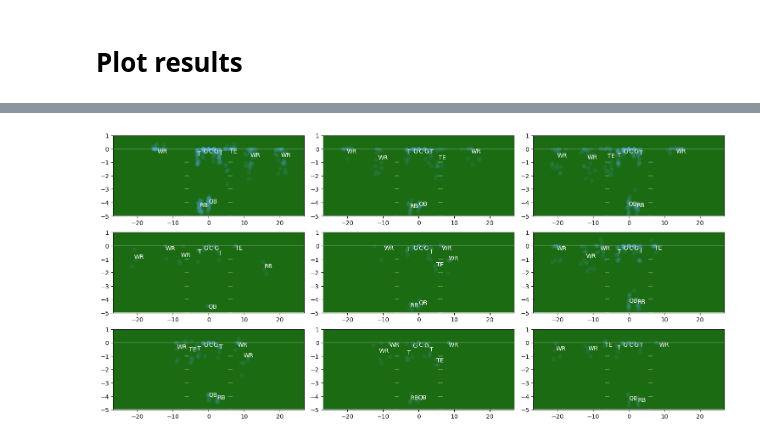
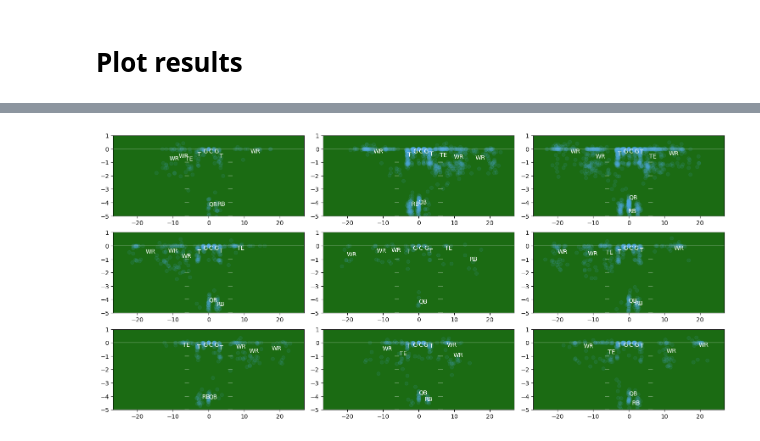
Before and after one commit to mbcalli/cfb, a Jupyter notebook: formations/formations.ipynb, the cells around one changed output, grey strips where cells are left out. Saved outputs shown, nothing was run; the diff lists cells and outputs as text; code cells hidden in the pictures.

```diff
--- a/formations/formations.ipynb
+++ b/formations/formations.ipynb
@@ -182,3 +193,28 @@ predictions = km.predict(specific_personnel_tracking.drop('personnel', axis=1))
 [figure]
 # %% [markdown]
 # DBSCAN
+# %%
+epses = np.linspace(0.5, 20, 39)
+entropies = []
+
+for eps in epses:
+    db = DBSCAN(eps=eps)
+    db.fit(specific_personnel_tracking.drop('personnel', axis=1))
+
+    ps = {}
+    for label in np.unique(db.labels_):
+        ps[label] = np.sum(db.labels_ == label)
+
+    entropy = 0
+    for key, value in ps.items():
+        p = value / len(db.labels_)
+        entropy += p * np.log2(p)
+
+    entropies.append(-entropy)
+
+plt.plot(epses, entropies)
+plt.xlabel('eps')
+plt.ylabel('Entropy')
+plt.title('Entropy Plot')
+plt.grid()
+plt.show()
@@ -185,4 +223,5 @@ predictions = km.predict(specific_personnel_tracking.drop('personnel', axis=1))
 # %%
-db = DBSCAN(eps=2.5, min_samples=3)
+db = DBSCAN(eps=epses[np.argmax(entropies)])
+# db = DBSCAN(eps=2.5)
 db.fit(specific_personnel_tracking.drop('personnel', axis=1))
 # %% [output]
@@ -236,0 +295,14 @@ def plot_cluster(df, model, label, ax):
+# %%
+fig, axs = plt.subplots(nrows=3, ncols=3, figsize=(15, 7))
+
+model = km
+
+for i, label in enumerate([x for x in np.unique(model.labels_) if x >= 0][:9]):
+
+    row = i // 3
+    col = i % 3
+
+    plot_cluster(specific_personnel_tracking, model, label, axs[row, col], team)
+
+plt.tight_layout()
+plt.show()
@@ -237,16 +311,16 @@ def plot_cluster(df, model, label, ax):
 # %%
 fig, axs = plt.subplots(nrows=3, ncols=3, figsize=(15, 7))
 
 model = db
 
 for i, label in enumerate([x for x in np.unique(model.labels_) if x >= 0][:9]):
 
     row = i // 3
     col = i % 3
 
-    plot_cluster(specific_personnel_tracking, model, label, axs[row, col])
+    plot_cluster(specific_personnel_tracking, model, label, axs[row, col], team)
 
 plt.tight_layout()
 plt.show()
 # %% [output]
-[figure, old version]
+[figure, new version]
```
Also changed, not shown: parts of 11 cells of this notebook.
